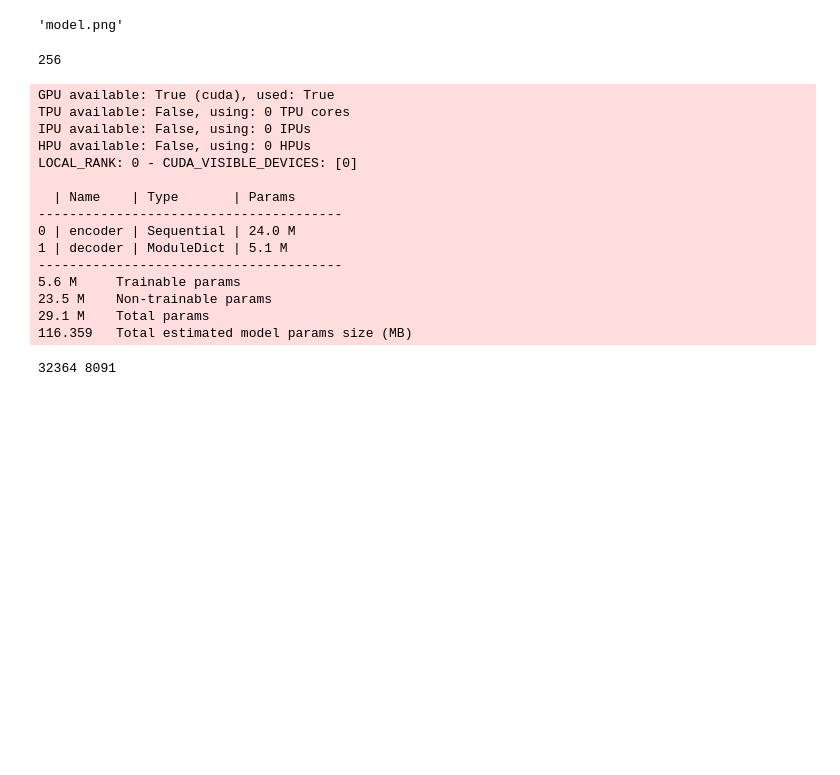
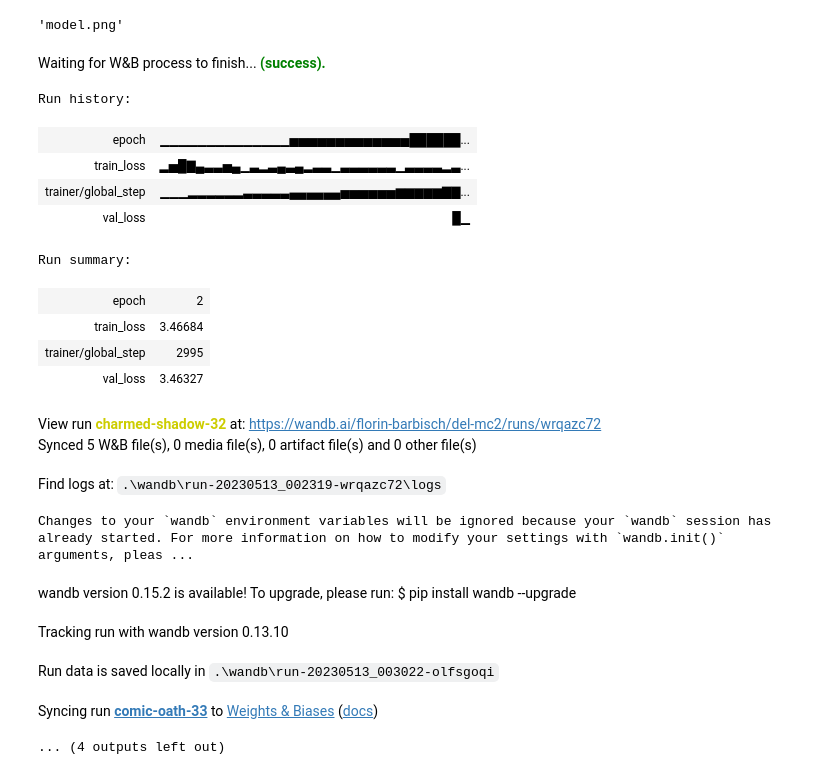
Before and after one commit to florinbarbisch/del, a Jupyter notebook: mc2.ipynb, the cells around one changed output. Cells and saved outputs as stored; diff of their text form; code cells hidden in the pictures; blank space fills up the shorter version.

Commit message:
Added: wandb logger

```diff
--- a/mc2.ipynb
+++ b/mc2.ipynb
@@ -32,7 +34,7 @@ os.environ['WANDB_NOTEBOOK_NAME'] = 'mc2.ipynb'
 config = dict(
     epochs=10,
     batch_size=32,
-    learning_rate=0.001,
+    learning_rate=0.0001,
     accelerator='gpu' if torch.cuda.is_available() else None,
     image_dir = 'flickr8k/images',
     caption_file = 'flickr8k/captions.txt',
@@ -112,7 +114,7 @@ class Flickr8kDataset(Dataset):
                 on a image sample.
         """
         self.root_dir = root_dir
-        self.df = pd.read_csv(captions_file, delimiter='|')[:640]
+        self.df = pd.read_csv(captions_file, delimiter='|')
         self.transform = transform
         self.tokenizer = tokenizer
         self.word2idx = word2idx
@@ -149,11 +151,3 @@ class Flickr8kDataset(Dataset):
         caption, img_name = self.captions_image_names[idx]
         image = self.images[img_name]
         return image, caption
-
-
-dataset = Flickr8kDataset(config["image_dir"],
-                          config["caption_file"],
-                          special_word_tokenizer.tokenize,
-                          word2idx,
-                          models.ResNet50_Weights.IMAGENET1K_V1.transforms())
-print(len(dataset))
@@ -213,6 +212,7 @@ class ImageCaptioning(pl.LightningModule):
 
     def __init__(self, embedding_dim: int, lstm_layers: int, vocabulary_size: int, max_sequence_length: int, padding_idx: int, learning_rate: float):
         super(ImageCaptioning, self).__init__()
+        self.save_hyperparameters()
 
         # Encoder
         self.encoder = nn.Sequential(
@@ -390,4 +387,0 @@ flickr8k_data_module.setup()
-# %%
-config["embedding_dim"]
-# %% [output]
-256
@@ -394,43 +390,43 @@ config["embedding_dim"]
 # %%
 # Use the DataModule with a PyTorch Lightning Trainer
-trainer = pl.Trainer(accelerator=config["accelerator"], max_epochs=config["epochs"])
+wandb.finish()
+wandb_logger = WandbLogger(project="del-mc2", entity="florin-barbisch", config=config)
+
+trainer = pl.Trainer(
+    accelerator=config["accelerator"],
+    max_epochs=config["epochs"],
+    logger=wandb_logger,
+    log_every_n_steps=1
+)
+
 model = ImageCaptioning(
     config["embedding_dim"],
     config["lstm_layers"],
     len(flickr8k_data_module.vocab),
     config["max_caption_length"],
     flickr8k_data_module.vocab.pad_idx,
     config["learning_rate"]
 )
 
 trainer.fit(model, flickr8k_data_module)
 # %% [output]
+Waiting for W&B process to finish... (success).
-GPU available: True (cuda), used: True
-TPU available: False, using: 0 TPU cores
-IPU available: False, using: 0 IPUs
-HPU available: False, using: 0 HPUs
-LOCAL_RANK: 0 - CUDA_VISIBLE_DEVICES: [0]
-
-  | Name    | Type       | Params
----------------------------------------
-0 | encoder | Sequential | 24.0 M
-1 | decoder | ModuleDict | 5.1 M
----------------------------------------
-5.6 M     Trainable params
-23.5 M    Non-trainable params
-29.1 M    Total params
-116.359   Total estimated model params size (MB)
+Run history:
+| epoch | ▁▁▁▁▁▁▁▁▁▁▁▁▁▁▅▅▅▅▅▅▅▅▅▅▅▅▅██████... |
+| train_loss | ▂▅█▇▄▃▃▅▄▁▃▂▃▄▃▄▂▃▃▁▃▃▃▃▃▃▁▃▃▃▃▂▃... |
+| trainer/global_step | ▁▁▁▂▂▂▂▂▂▃▃▃▃▃▄▄▄▄▄▄▅▅▅▅▅▅▆▆▆▆▆▇▇... |
+| val_loss | █▁ |
+Run summary:
+| epoch | 2 |
+| train_loss | 3.46684 |
+| trainer/global_step | 2995 |
+| val_loss | 3.46327 |
+View run charmed-shadow-32 at: https://wandb.ai/florin-barbisch/del-mc2/runs/wrqazc72
+Synced 5 W&B file(s), 0 media file(s), 0 artifact file(s) and 0 other file(s)
+Find logs at: .\wandb\run-20230513_002319-wrqazc72\logs
+Changes to your `wandb` environment variables will be ignored because your `wandb` session has already started. For more information on how to modify your settings with `wandb.init()` arguments, pleas ...
+wandb version 0.15.2 is available! To upgrade, please run: $ pip install wandb --upgrade
+Tracking run with wandb version 0.13.10
+Run data is saved locally in .\wandb\run-20230513_003022-olfsgoqi
+Syncing run comic-oath-33 to Weights & Biases (docs)
+... (4 outputs left out)
-# %%
-train_dataset, val_dataset = torch.utils.data.random_split(dataset, [int(len(dataset) * 0.8), len(dataset) - int(len(dataset) * 0.8)])
-print(len(train_dataset), len(val_dataset))
-
-def get_data_loader(dataset: Dataset, config: dict):
-    return DataLoader(
-        dataset=dataset,
-        batch_size=config["batch_size"],
-        shuffle=False,
-        pin_memory=True,
-        collate_fn=Collate(config["pad_idx"])
-    )
-# %% [output]
-32364 8091
```
Also changed, not shown: parts of 8 cells of this notebook.
